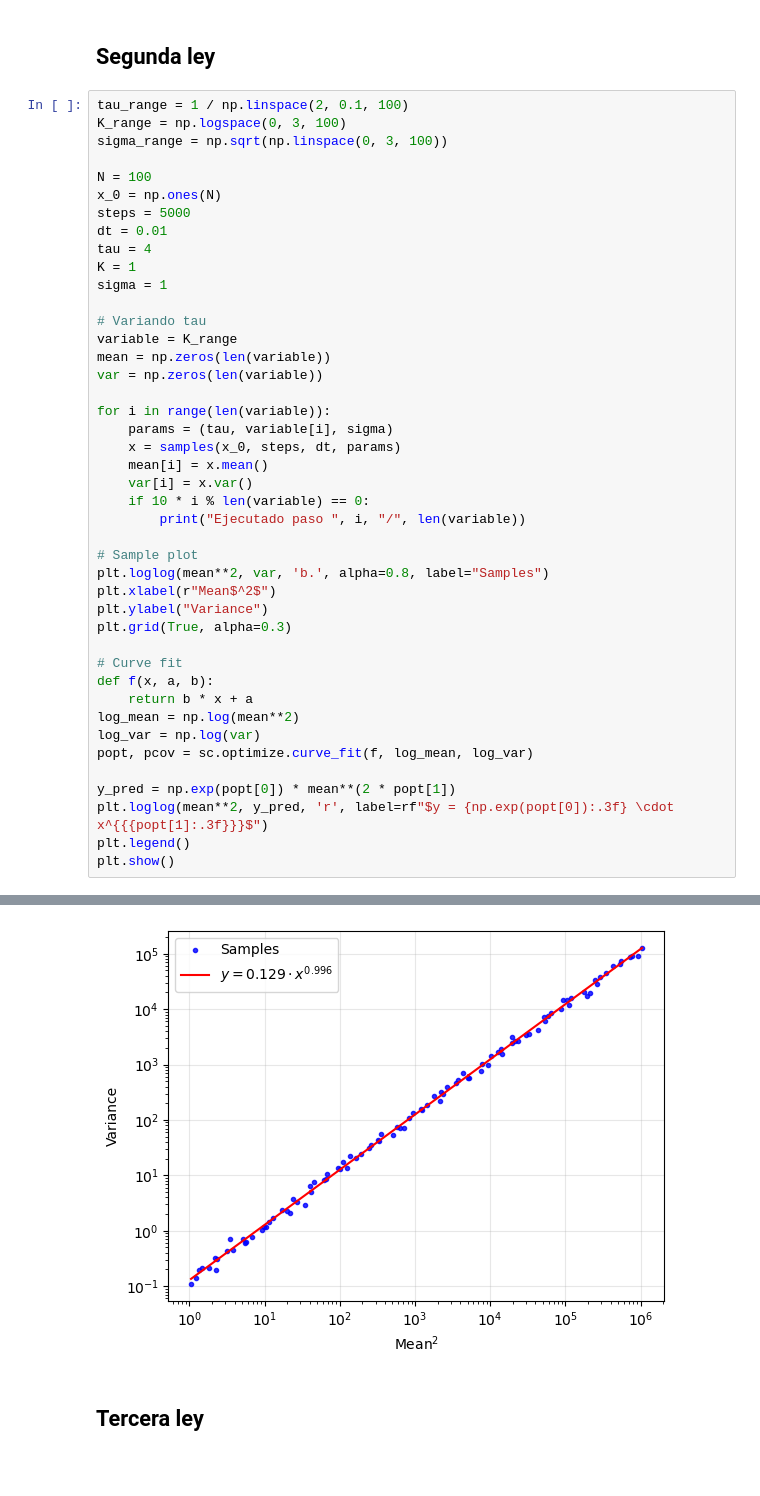
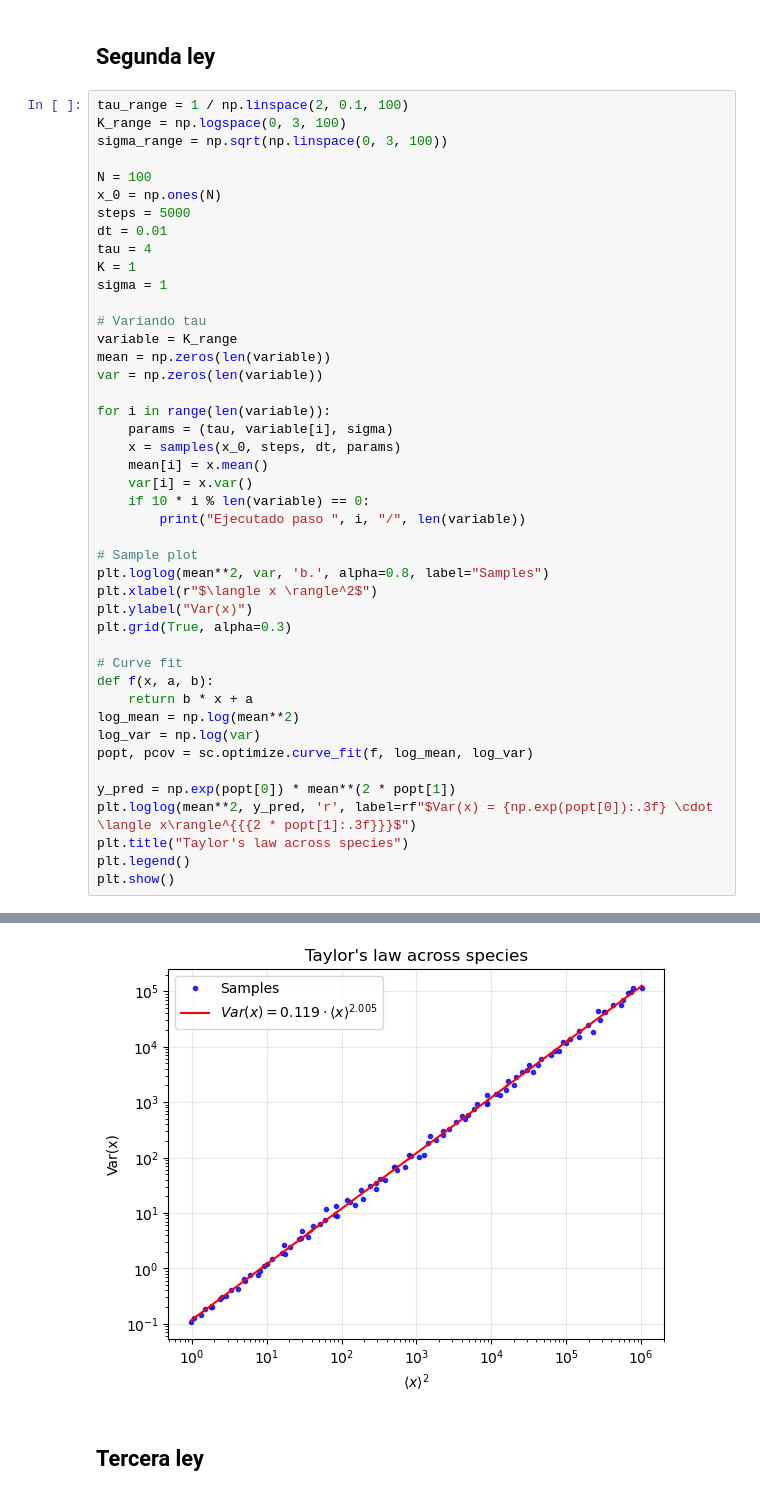
Before and after one commit to OlmoGH/Simulaciones, a Jupyter notebook: Random Walk/macroecological.ipynb, the cells around one changed output, grey strips where cells are left out. Saved outputs shown, nothing was run; the diff lists cells and outputs as text; blank space fills up the shorter version.

```diff
--- a/Random Walk/macroecological.ipynb
+++ b/Random Walk/macroecological.ipynb
@@ -235,37 +258,38 @@ for i in range(len(variable)):
     mean[i] = x.mean()
     var[i] = x.var()
     if 10 * i % len(variable) == 0:
         print("Ejecutado paso ", i, "/", len(variable))
 
 # Sample plot
 plt.loglog(mean**2, var, 'b.', alpha=0.8, label="Samples")
-plt.xlabel(r"Mean$^2$")
-plt.ylabel("Variance")
+plt.xlabel(r"$\langle x \rangle^2$")
+plt.ylabel("Var(x)")
 plt.grid(True, alpha=0.3)
 
 # Curve fit
 def f(x, a, b):
     return b * x + a
 log_mean = np.log(mean**2)
 log_var = np.log(var)
 popt, pcov = sc.optimize.curve_fit(f, log_mean, log_var)
 
 y_pred = np.exp(popt[0]) * mean**(2 * popt[1])
-plt.loglog(mean**2, y_pred, 'r', label=rf"$y = {np.exp(popt[0]):.3f} \cdot x^{{{popt[1]:.3f}}}$")
+plt.loglog(mean**2, y_pred, 'r', label=rf"$Var(x) = {np.exp(popt[0]):.3f} \cdot \langle x\rangle^{{{2 * popt[1]:.3f}}}$")
+plt.title("Taylor's law across species")
 plt.legend()
 plt.show()
 # %% [output]
 Ejecutado paso  0 / 100
 Ejecutado paso  10 / 100
 Ejecutado paso  20 / 100
 Ejecutado paso  30 / 100
 Ejecutado paso  40 / 100
 Ejecutado paso  50 / 100
 Ejecutado paso  60 / 100
 Ejecutado paso  70 / 100
 Ejecutado paso  80 / 100
 Ejecutado paso  90 / 100
-[figure, old version]
+[figure, new version]
 # %% [markdown]
 ## Tercera ley
 # %%
```
Also changed, not shown: parts of 7 cells of this notebook, 1 other file.
